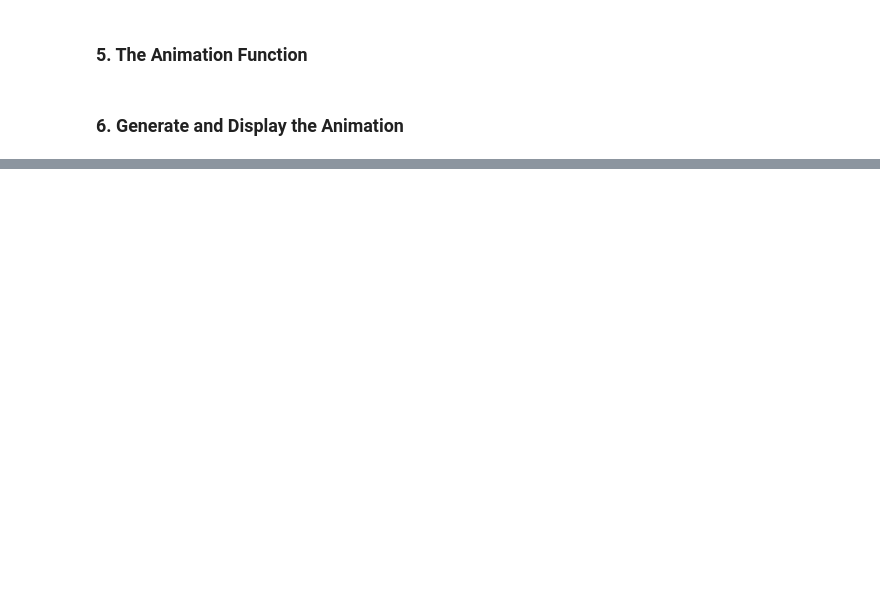
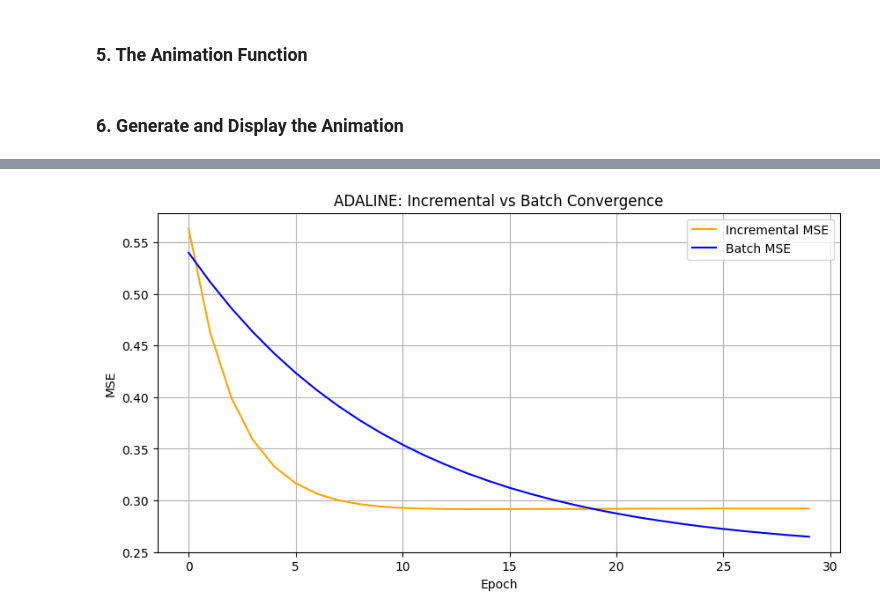
Before and after one commit to Sr-RopBrian/ADALINE, a Jupyter notebook: ADALINE_AND.ipynb, the cells around one changed output, grey strips where cells are left out. Cells and saved outputs as stored; diff of their text form; code cells hidden in the pictures; blank space fills up the shorter version.

```diff
--- a/ADALINE_AND.ipynb
+++ b/ADALINE_AND.ipynb
@@ -165,0 +242,12 @@ HTML(anim.to_html5_video())
+# %%
+plt.figure(figsize=(10, 5))
+plt.plot([float(d['MSE']) for d in epoch_data], label='Incremental MSE', color='orange')
+plt.plot([float(d['MSE']) for d in epoch_data_batch], label='Batch MSE', color='blue')
+plt.title('ADALINE: Incremental vs Batch Convergence')
+plt.xlabel('Epoch')
+plt.ylabel('MSE')
+plt.legend()
+plt.grid(True)
+plt.show()
+# %% [output]
+[figure, added]
```
Also changed, not shown: parts of 11 cells of this notebook.
